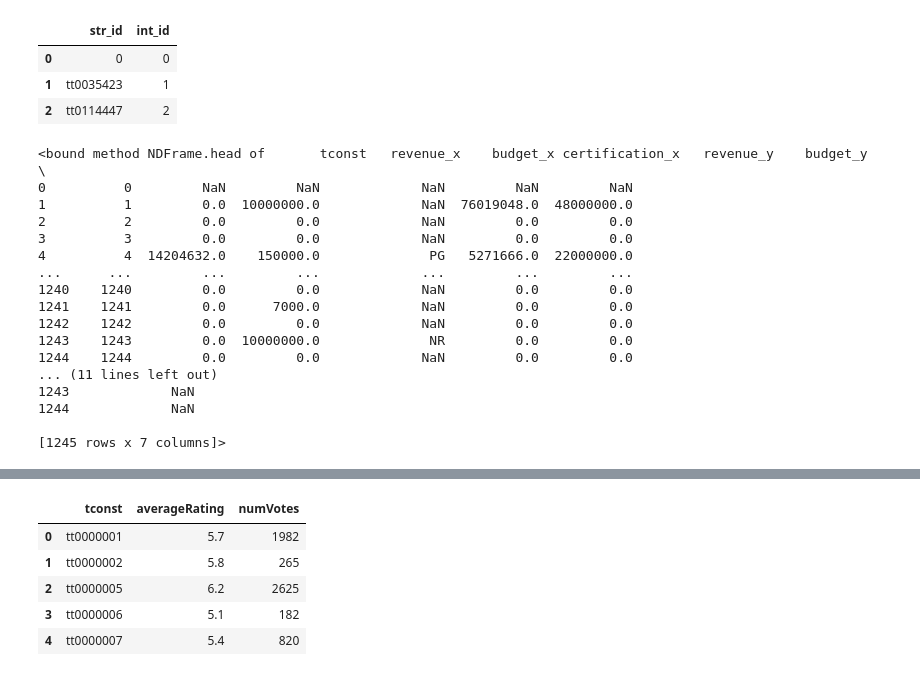
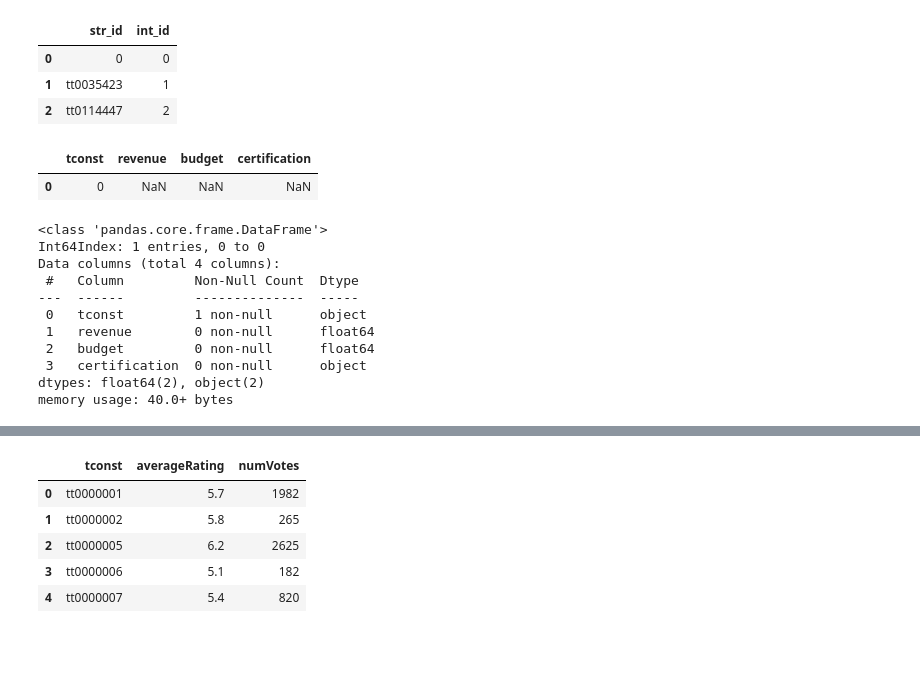
Before and after one commit to thejustinfields/data-enrichment-project, a Jupyter notebook: part-3-SQL.ipynb, the cells around one changed output, grey strips where cells are left out. Drawn from its saved outputs; the diff is of its cells as text; code cells hidden in the pictures; blank space fills up the shorter version.

```diff
--- a/part-3-SQL.ipynb
+++ b/part-3-SQL.ipynb
@@ -167,28 +220,25 @@ id_lookup_2001.head(3)
 | 1 | tt0035423 | 1 |
 | 2 | tt0114447 | 2 |
 # %%
-left_df = df_2000
-right_df = df_2001
-tmdb_merged = pd.merge(left_df, right_df, on='tconst')
-tmdb_merged.head
+tmdb_merged = pd.merge(df_2000, df_2001)
+tmdb_merged.head(5)
 # %% [output]
-<bound method NDFrame.head of       tconst   revenue_x    budget_x certification_x   revenue_y    budget_y  \
-0          0         NaN         NaN             NaN         NaN         NaN
-1          1         0.0  10000000.0             NaN  76019048.0  48000000.0
-2          2         0.0         0.0             NaN         0.0         0.0
-3          3         0.0         0.0             NaN         0.0         0.0
-4          4  14204632.0    150000.0              PG   5271666.0  22000000.0
-...      ...         ...         ...             ...         ...         ...
-1240    1240         0.0         0.0             NaN         0.0         0.0
-1241    1241         0.0      7000.0             NaN         0.0         0.0
-1242    1242         0.0         0.0             NaN         0.0         0.0
-1243    1243         0.0  10000000.0              NR         0.0         0.0
-1244    1244         0.0         0.0             NaN         0.0         0.0
-... (11 lines left out)
-1243             NaN
-1244             NaN
-
-[1245 rows x 7 columns]>
+|  | tconst | revenue | budget | certification |
+| 0 | 0 | NaN | NaN | NaN |
+# %%
+tmdb_merged.info()
+# %% [output]
+<class 'pandas.core.frame.DataFrame'>
+Int64Index: 1 entries, 0 to 0
+Data columns (total 4 columns):
+ #   Column         Non-Null Count  Dtype
+---  ------         --------------  -----
+ 0   tconst         1 non-null      object
+ 1   revenue        0 non-null      float64
+ 2   budget         0 non-null      float64
+ 3   certification  0 non-null      object
+dtypes: float64(2), object(2)
+memory usage: 40.0+ bytes
 # %%
 title_basics = pd.read_csv('Data/title_basics.csv.gz')
 title_basics.head()
```
Also changed, not shown: parts of 3 cells of this notebook.
